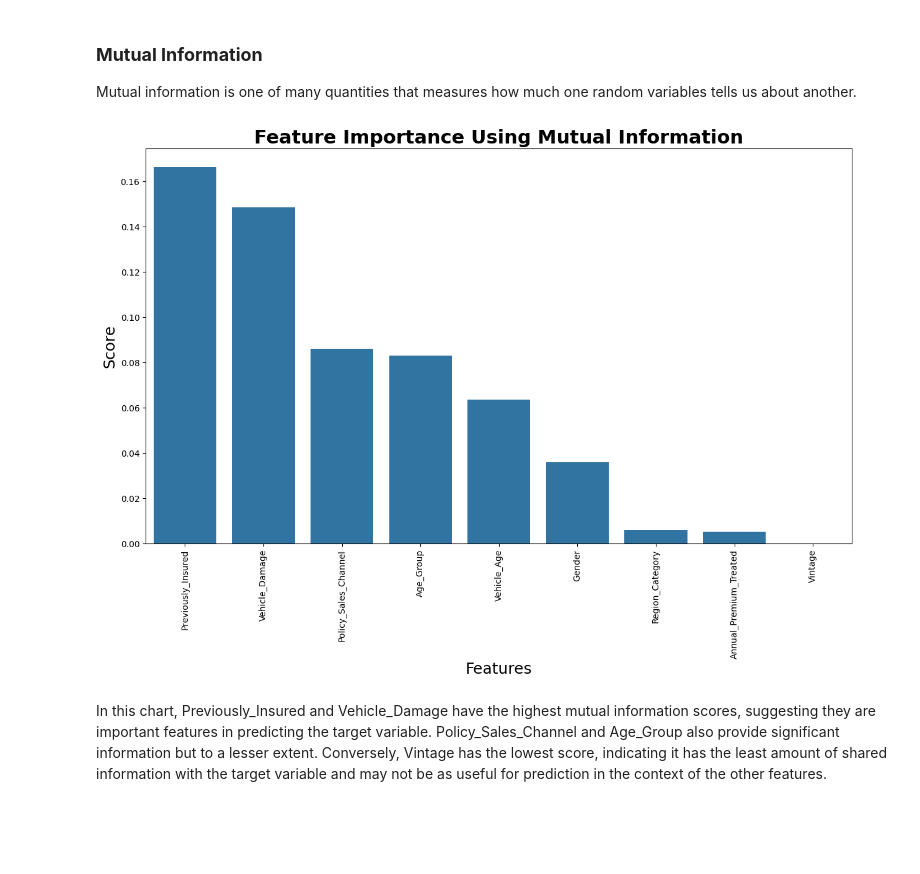
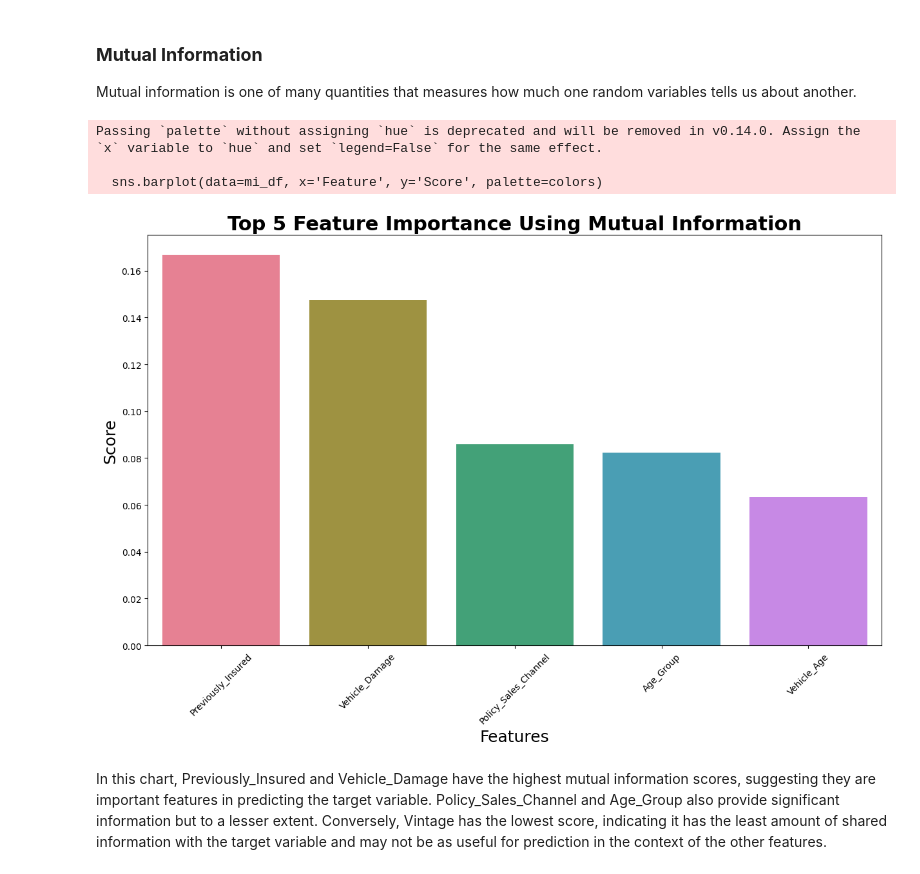
Before and after one commit to islam18/Improving-Customer-Targeting-Strategies-, a Jupyter notebook: Src/Preprocessing_Pipeline/Preprocessing.ipynb, the cells around one changed output. Saved outputs shown, nothing was run; the diff lists cells and outputs as text; code cells hidden in the pictures; blank space fills up the shorter version.

```diff
--- a/Src/Preprocessing_Pipeline/Preprocessing.ipynb
+++ b/Src/Preprocessing_Pipeline/Preprocessing.ipynb
@@ -216,39 +216,46 @@ The heatmap showcases the Pearson correlation coefficients between different fea
 ### **Mutual Information**
 Mutual information is one of many quantities that measures how much one random variables tells us about another.
 # %%
+import pandas as pd
+import seaborn as sns
+import matplotlib.pyplot as plt
+from sklearn.feature_selection import mutual_info_classif
+from sklearn.model_selection import train_test_split
 
 def mutual_info(df):
-    X = x.copy()
+    X = df.copy()
+    X = X.drop(['id'], axis=1)
     y = X.pop("Response")
 
-    x_train, x_test, y_train, y_test=train_test_split(X,y,test_size=0.3)
+    x_train, x_test, y_train, y_test = train_test_split(X, y, test_size=0.3, random_state=0)
 
-    high_score_features = []
-    feature_scores = mutual_info_classif( x_train, y_train,  random_state=0)
+    feature_scores = mutual_info_classif(x_train, y_train, random_state=0)
 
-    column_score = {}
-    columns = []
-    scores = []
+    column_score = {'Feature': [], 'Score': []}
     for score, f_name in sorted(zip(feature_scores, x_train.columns), reverse=True):
-        columns.append(f_name)
-        scores.append(score)
-        high_score_features.append(f_name)
+        column_score['Feature'].append(f_name)
+        column_score['Score'].append(score)
 
-    column_score['Feature'] = columns
-    column_score['Score'] = scores
-
-    return pd.DataFrame(data = column_score)
+    return pd.DataFrame(data=column_score)
 
 def show_feature_importance_through_mi(df):
-    sns.barplot(data = mutual_info(df), x = 'Feature', y='Score')
-    plt.title('Feature Importance Using Mutual Information', fontdict={'fontsize':22,'fontweight':'bold'})
+    mi_df = mutual_info(df).head(5)  # Select top 5 features
+    colors = sns.color_palette("husl", len(mi_df))  # Different colors for the bars
+
+    sns.barplot(data=mi_df, x='Feature', y='Score', palette=colors)
+    plt.title('Top 5 Feature Importance Using Mutual Information', fontdict={'fontsize':22, 'fontweight':'bold'})
     plt.xlabel('Features', fontdict={'fontsize':18})
     plt.ylabel('Score', fontdict={'fontsize':18})
-    plt.xticks(rotation=90)
+    plt.xticks(rotation=45)
+    plt.show()
 
+# Assuming 'df' is your DataFrame
 show_feature_importance_through_mi(df)
 # %% [output]
+Passing `palette` without assigning `hue` is deprecated and will be removed in v0.14.0. Assign the `x` variable to `hue` and set `legend=False` for the same effect.
+
+  sns.barplot(data=mi_df, x='Feature', y='Score', palette=colors)
-[figure, old version]
+[figure, new version]
 # %% [markdown]
 In this chart, Previously_Insured and Vehicle_Damage have the highest mutual information scores, suggesting they are important features in predicting the target variable. Policy_Sales_Channel and Age_Group also provide significant information but to a lesser extent. Conversely, Vintage has the lowest score, indicating it has the least amount of shared information with the target variable and may not be as useful for prediction in the context of the other features.
 # %%
```
Also changed, not shown: parts of 4 cells of this notebook, 3 other files.
